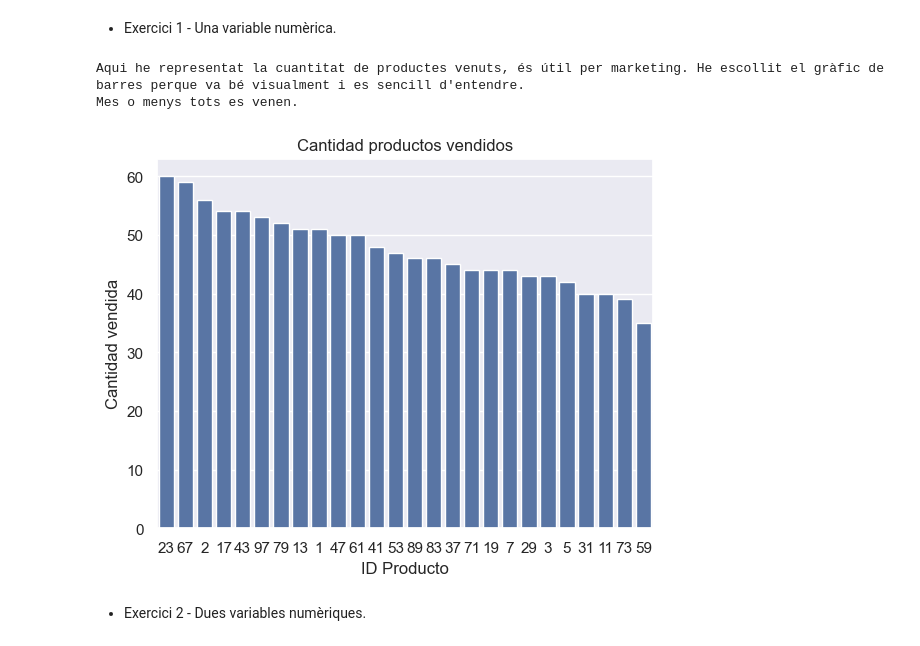
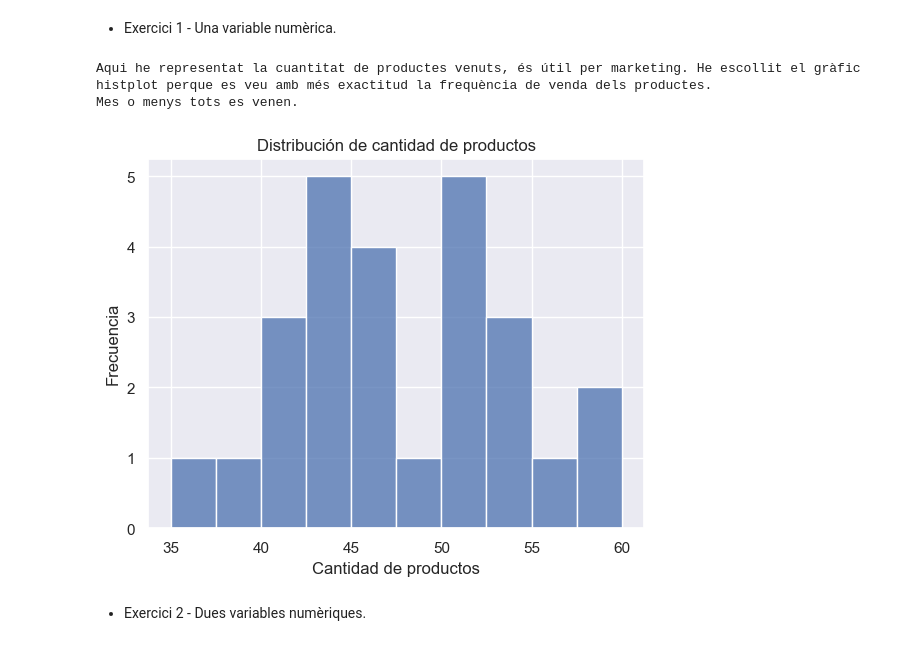
Before and after one commit to SrBiscuits/ItAcademy, a Jupyter notebook: Sprint8.1.ipynb, the cells around one changed output. Saved outputs shown, nothing was run; the diff lists cells and outputs as text; code cells hidden in the pictures.

```diff
--- a/Sprint8.1.ipynb
+++ b/Sprint8.1.ipynb
@@ -24,23 +25,27 @@ Conecció entre pupyter y mysql
 - Exercici 1 - Una variable numèrica.
 # %%
 query="""
-SELECT * FROM transactions_products
+SELECT product_id,count(product_id) as cantidad
+FROM transactions_products
 JOIN transaction on id = transaction_id
 WHERE declined=0
+group by product_id
 """
+
 seab.set_theme()
 df = pd.read_sql(query, conn)
-seab.countplot(data=df, x='product_id',order=df["product_id"].value_counts().index)
-plt.title("Cantidad productos vendidos")
-plt.xlabel('ID Producto')
-plt.ylabel("Cantidad vendida")
 
-print("Aqui he representat la cuantitat de productes venuts, és útil per marketing. He escollit el gràfic de barres perque va bé visualment i es sencill d'entendre." \
+seab.histplot(df['cantidad'], bins=10)
+plt.xlabel("Cantidad de productos")
+plt.ylabel("Frecuencia")
+plt.title("Distribución de cantidad de productos")
+
+print("Aqui he representat la cuantitat de productes venuts, és útil per marketing. He escollit el gràfic histplot perque es veu amb més exactitud la frequència de venda dels productes." \
 "\nMes o menys tots es venen.")
 # %% [output]
-Aqui he representat la cuantitat de productes venuts, és útil per marketing. He escollit el gràfic de barres perque va bé visualment i es sencill d'entendre.
+Aqui he representat la cuantitat de productes venuts, és útil per marketing. He escollit el gràfic histplot perque es veu amb més exactitud la frequència de venda dels productes.
 Mes o menys tots es venen.
-[figure, old version]
+[figure, new version]
 # %% [markdown]
 - Exercici 2 - Dues variables numèriques.
 # %%
```
Also changed, not shown: parts of 6 cells of this notebook, 6 other files.
